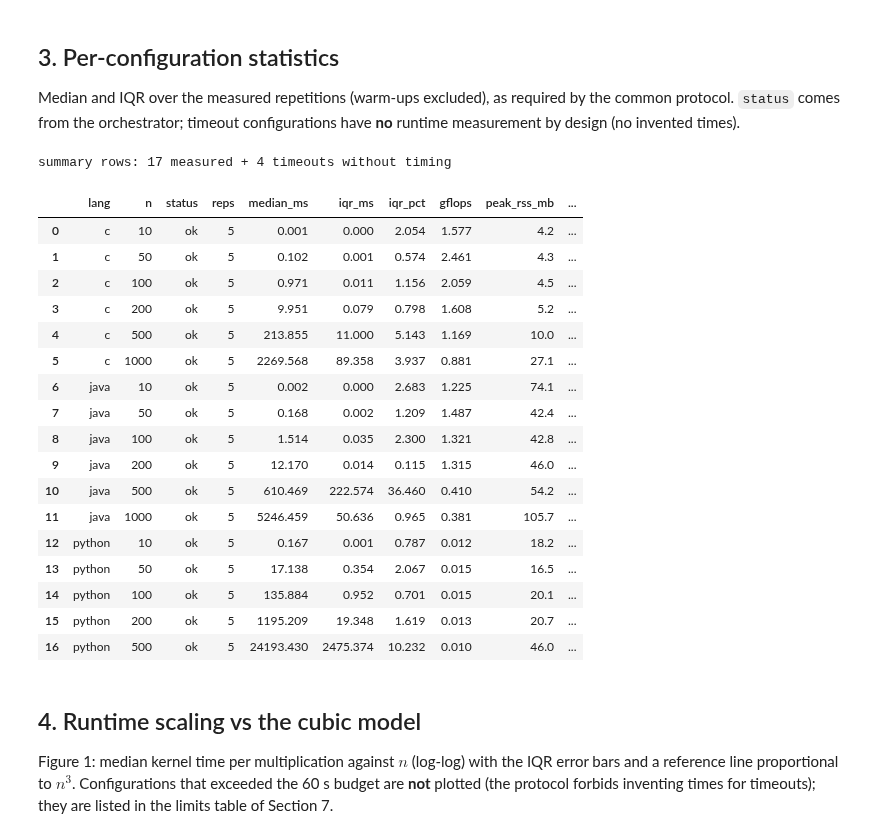
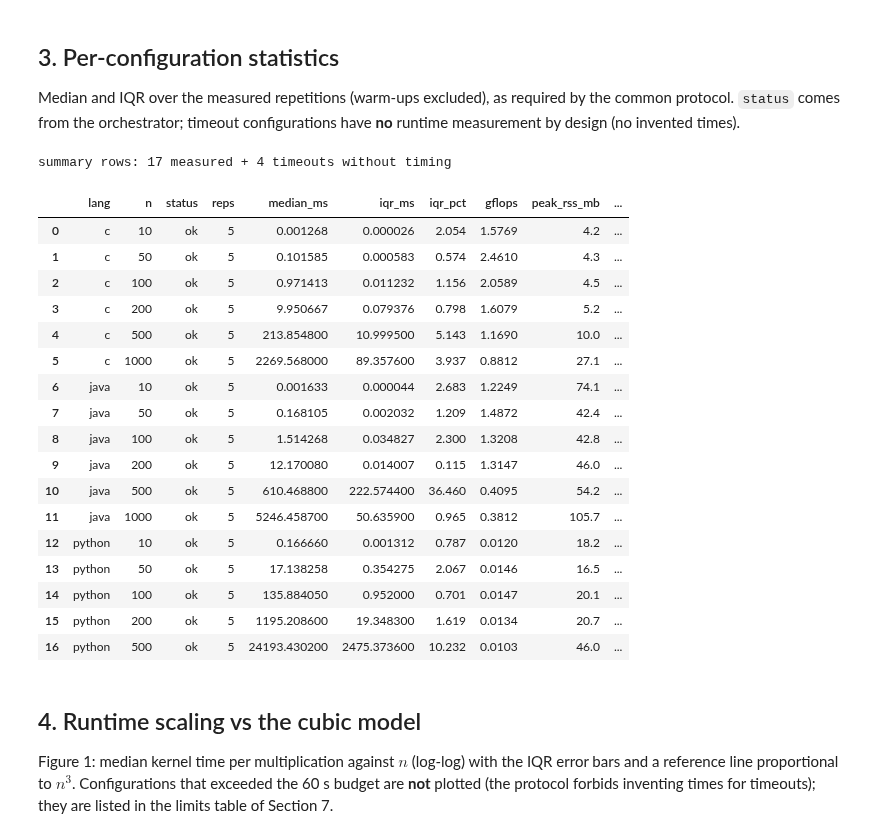
Before and after one commit to aledelgadoo/individual-assignments-bigdata, a Jupyter notebook: notebooks/01_analysis.ipynb, the cells around one changed output. Saved outputs shown, nothing was run; the diff lists cells and outputs as text; code cells hidden in the pictures.

```diff
--- a/notebooks/01_analysis.ipynb
+++ b/notebooks/01_analysis.ipynb
@@ -126,52 +126,53 @@ meas = raw[(raw["phase"] == "measure") & raw["kernel_per_mult_ns"].notna()].copy
 meas["per_ns"] = meas["kernel_per_mult_ns"].astype(float)
 
 stats = []
 for (lang, n), g in meas.groupby(["lang", "n"]):
     med = g["per_ns"].median()
     q1, q3 = g["per_ns"].quantile(0.25), g["per_ns"].quantile(0.75)
     stats.append({
         "lang": lang, "n": n, "reps": len(g),
         "median_ns": med, "iqr_ns": q3 - q1,
         "iqr_pct": 100 * (q3 - q1) / med,
         "min_ns": g["per_ns"].min(), "max_ns": g["per_ns"].max(),
         "gflops": 2 * n**3 / med,
     })
 summary = pd.DataFrame(stats)
 
 st = cfg.set_index(["lang", "n"])[["status", "probe1_ns", "probe2_ns", "wall_s",
                                    "peak_rss_mb", "sys_cpu_mean_pct"]]
 summary = summary.merge(st, left_on=["lang", "n"], right_index=True, how="left")
 summary = summary.sort_values(["lang", "n"]).reset_index(drop=True)
 summary["median_ms"] = summary["median_ns"] / 1e6
 summary["iqr_ms"] = summary["iqr_ns"] / 1e6
 
 out = summary[["lang", "n", "status", "reps", "median_ms", "iqr_ms", "iqr_pct",
                "gflops", "peak_rss_mb", "sys_cpu_mean_pct"]].copy()
-for c in ["median_ms", "iqr_ms", "iqr_pct", "gflops", "peak_rss_mb", "sys_cpu_mean_pct"]:
-    out[c] = out[c].round(3)
+for c, d in [("median_ms", 6), ("iqr_ms", 6), ("iqr_pct", 3), ("gflops", 4),
+             ("peak_rss_mb", 1), ("sys_cpu_mean_pct", 1)]:
+    out[c] = out[c].round(d)
 out.to_csv(RES / "summary.csv", index=False)
 print(f"summary rows: {len(out)} measured + {int((cfg['status'] != 'ok').sum())} timeouts without timing")
 out
 # %% [output]
 summary rows: 17 measured + 4 timeouts without timing
 |  | lang | n | status | reps | median_ms | iqr_ms | iqr_pct | gflops | peak_rss_mb | ... |
-| 0 | c | 10 | ok | 5 | 0.001 | 0.000 | 2.054 | 1.577 | 4.2 | ... |
-| 1 | c | 50 | ok | 5 | 0.102 | 0.001 | 0.574 | 2.461 | 4.3 | ... |
-| 2 | c | 100 | ok | 5 | 0.971 | 0.011 | 1.156 | 2.059 | 4.5 | ... |
-| 3 | c | 200 | ok | 5 | 9.951 | 0.079 | 0.798 | 1.608 | 5.2 | ... |
-| 4 | c | 500 | ok | 5 | 213.855 | 11.000 | 5.143 | 1.169 | 10.0 | ... |
-| 5 | c | 1000 | ok | 5 | 2269.568 | 89.358 | 3.937 | 0.881 | 27.1 | ... |
-| 6 | java | 10 | ok | 5 | 0.002 | 0.000 | 2.683 | 1.225 | 74.1 | ... |
-| 7 | java | 50 | ok | 5 | 0.168 | 0.002 | 1.209 | 1.487 | 42.4 | ... |
-| 8 | java | 100 | ok | 5 | 1.514 | 0.035 | 2.300 | 1.321 | 42.8 | ... |
-| 9 | java | 200 | ok | 5 | 12.170 | 0.014 | 0.115 | 1.315 | 46.0 | ... |
-| 10 | java | 500 | ok | 5 | 610.469 | 222.574 | 36.460 | 0.410 | 54.2 | ... |
-| 11 | java | 1000 | ok | 5 | 5246.459 | 50.636 | 0.965 | 0.381 | 105.7 | ... |
-| 12 | python | 10 | ok | 5 | 0.167 | 0.001 | 0.787 | 0.012 | 18.2 | ... |
-| 13 | python | 50 | ok | 5 | 17.138 | 0.354 | 2.067 | 0.015 | 16.5 | ... |
-| 14 | python | 100 | ok | 5 | 135.884 | 0.952 | 0.701 | 0.015 | 20.1 | ... |
-| 15 | python | 200 | ok | 5 | 1195.209 | 19.348 | 1.619 | 0.013 | 20.7 | ... |
-| 16 | python | 500 | ok | 5 | 24193.430 | 2475.374 | 10.232 | 0.010 | 46.0 | ... |
+| 0 | c | 10 | ok | 5 | 0.001268 | 0.000026 | 2.054 | 1.5769 | 4.2 | ... |
+| 1 | c | 50 | ok | 5 | 0.101585 | 0.000583 | 0.574 | 2.4610 | 4.3 | ... |
+| 2 | c | 100 | ok | 5 | 0.971413 | 0.011232 | 1.156 | 2.0589 | 4.5 | ... |
+| 3 | c | 200 | ok | 5 | 9.950667 | 0.079376 | 0.798 | 1.6079 | 5.2 | ... |
+| 4 | c | 500 | ok | 5 | 213.854800 | 10.999500 | 5.143 | 1.1690 | 10.0 | ... |
+| 5 | c | 1000 | ok | 5 | 2269.568000 | 89.357600 | 3.937 | 0.8812 | 27.1 | ... |
+| 6 | java | 10 | ok | 5 | 0.001633 | 0.000044 | 2.683 | 1.2249 | 74.1 | ... |
+| 7 | java | 50 | ok | 5 | 0.168105 | 0.002032 | 1.209 | 1.4872 | 42.4 | ... |
+| 8 | java | 100 | ok | 5 | 1.514268 | 0.034827 | 2.300 | 1.3208 | 42.8 | ... |
+| 9 | java | 200 | ok | 5 | 12.170080 | 0.014007 | 0.115 | 1.3147 | 46.0 | ... |
+| 10 | java | 500 | ok | 5 | 610.468800 | 222.574400 | 36.460 | 0.4095 | 54.2 | ... |
+| 11 | java | 1000 | ok | 5 | 5246.458700 | 50.635900 | 0.965 | 0.3812 | 105.7 | ... |
+| 12 | python | 10 | ok | 5 | 0.166660 | 0.001312 | 0.787 | 0.0120 | 18.2 | ... |
+| 13 | python | 50 | ok | 5 | 17.138258 | 0.354275 | 2.067 | 0.0146 | 16.5 | ... |
+| 14 | python | 100 | ok | 5 | 135.884050 | 0.952000 | 0.701 | 0.0147 | 20.1 | ... |
+| 15 | python | 200 | ok | 5 | 1195.208600 | 19.348300 | 1.619 | 0.0134 | 20.7 | ... |
+| 16 | python | 500 | ok | 5 | 24193.430200 | 2475.373600 | 10.232 | 0.0103 | 46.0 | ... |
 # %% [markdown]
 ## 4. Runtime scaling vs the cubic model
 
```
Also changed, not shown: parts of 1 cell of this notebook, 8 other files.
